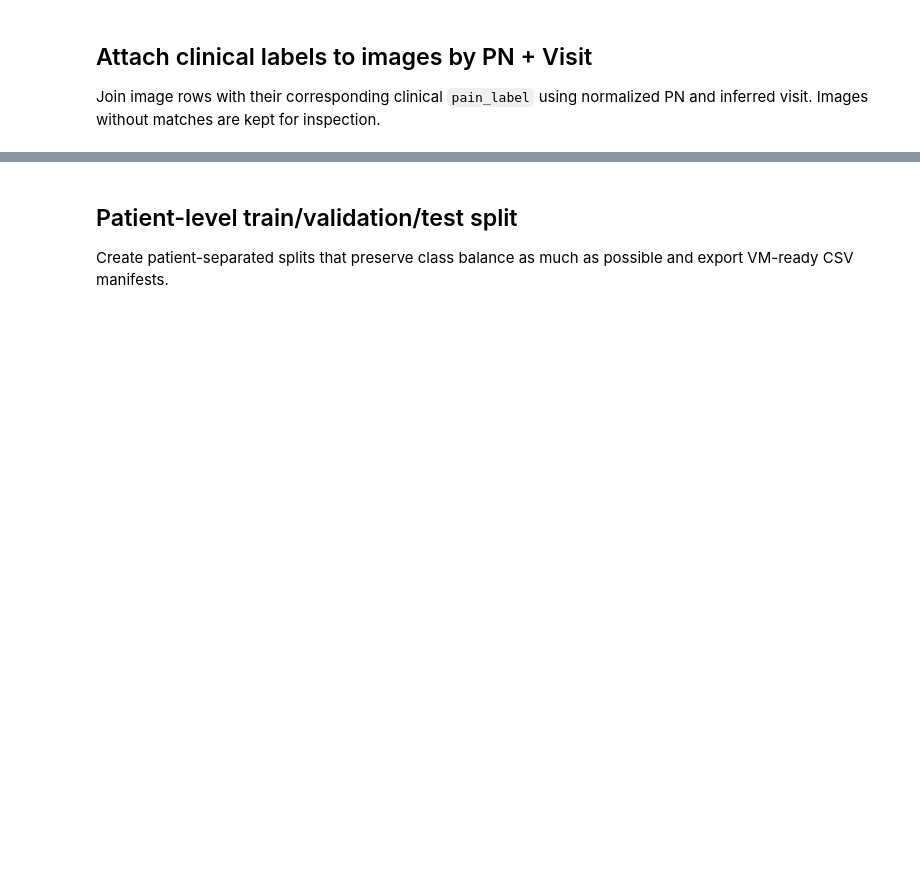
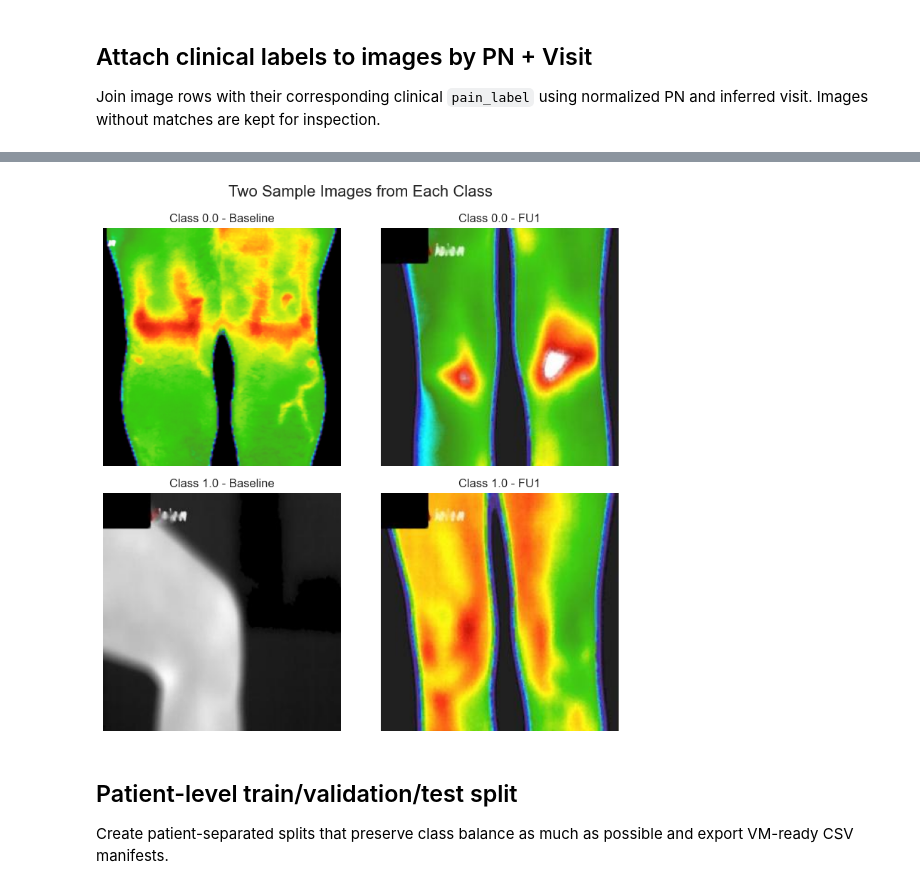
Before and after one commit to nirlapi/Final-Project, a Jupyter notebook: Image_EDA_cleaned.ipynb, the cells around one changed output, grey strips where cells are left out. Cells and saved outputs as stored; diff of their text form; code cells hidden in the pictures; blank space fills up the shorter version.

Commit message:
Update Image_EDA_cleaned notebook

```diff
--- a/Image_EDA_cleaned.ipynb
+++ b/Image_EDA_cleaned.ipynb
@@ -753,38 +961,39 @@ print(df_images_labeled['pain_label'].value_counts(dropna=False).sort_index())
 # %%
 # Plot two sample images per class after labeling
-import numpy as _np
 if 'df_images_labeled' not in globals():
     raise NameError('df_images_labeled is not available. Run the image labeling cell first.')
 plot_df = df_images_labeled.copy()
 if 'pain_label' not in plot_df.columns:
     raise KeyError('df_images_labeled must contain a pain_label column.')
 plot_df = plot_df[plot_df['pain_label'].notna()].copy()
 plot_df['pain_label'] = pd.to_numeric(plot_df['pain_label'], errors='coerce')
 plot_df = plot_df[plot_df['pain_label'].notna()].copy()
 if plot_df.empty:
     raise ValueError('No labeled images were found to plot.')
 classes = sorted(plot_df['pain_label'].unique())
 nrows = len(classes)
 ncols = 2
 fig, axes = plt.subplots(nrows=nrows, ncols=ncols, figsize=(8, 4 * nrows))
-axes = _np.atleast_2d(axes)
+axes = np.atleast_2d(axes)
 for row_idx, label in enumerate(classes):
     class_df = plot_df[plot_df['pain_label'] == label].sample(n=min(2, len(plot_df[plot_df['pain_label'] == label])), random_state=42)
     for col_idx in range(ncols):
         ax = axes[row_idx, col_idx]
         if col_idx < len(class_df):
             row = class_df.iloc[col_idx]
             img_path = row['resized_file_path'] if 'resized_file_path' in row and pd.notna(row['resized_file_path']) else row['file_path']
             with Image.open(img_path) as img:
                 ax.imshow(img)
             ax.set_title(f"Class {label} - {row.get('Visit_label', 'Visit')}")
         else:
             ax.axis('off')
             continue
         ax.axis('off')
 plt.suptitle('Two Sample Images from Each Class', fontsize=16)
 plt.tight_layout()
 plt.show()
+# %% [output]
+[figure, added]
 # %% [markdown]
 ## Patient-level train/validation/test split
 Create patient-separated splits that preserve class balance as much as possible and export VM-ready CSV manifests.
```
Also changed, not shown: parts of 29 cells of this notebook.
